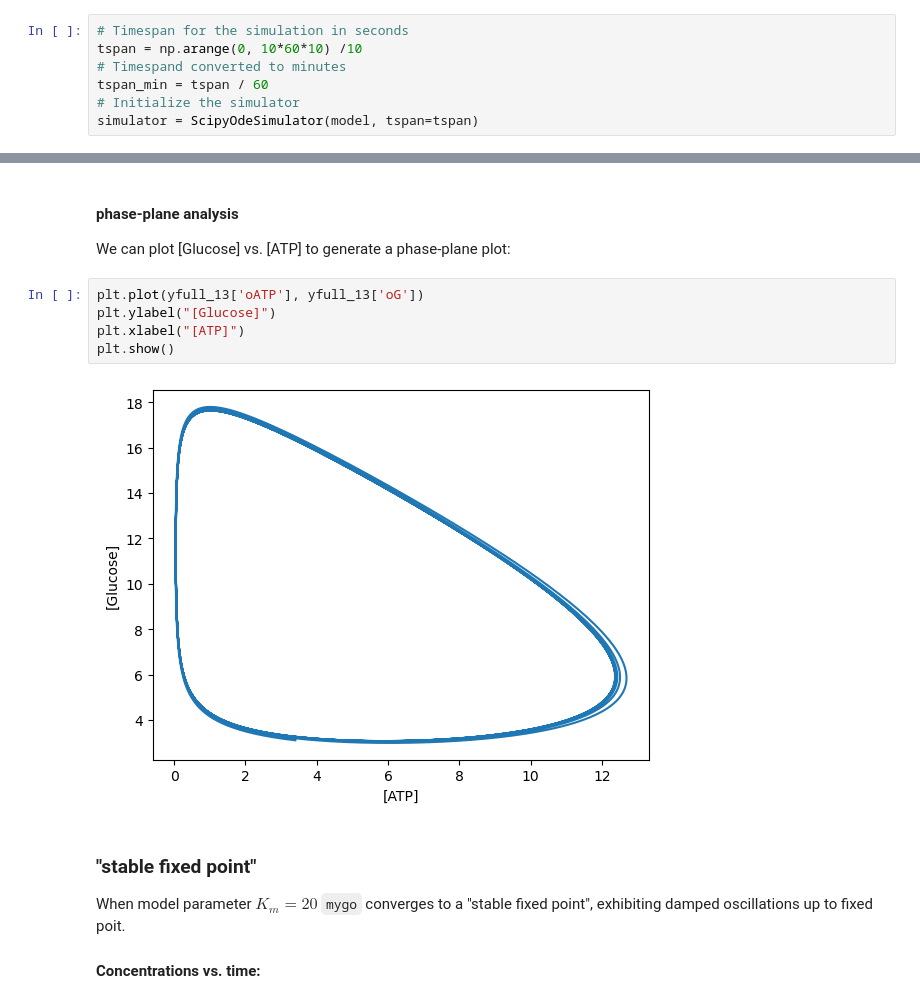
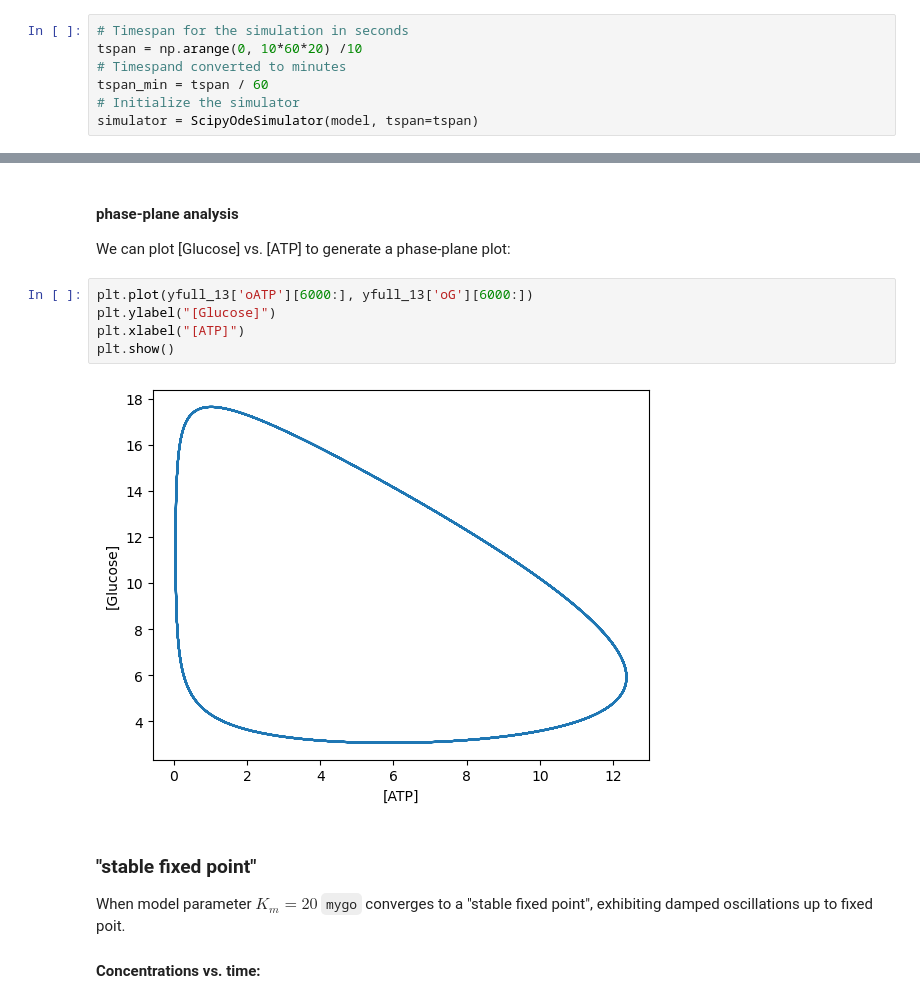
Before and after one commit to blakeaw/MYGO, a Jupyter notebook: stability-analysis.ipynb, the cells around one changed output, grey strips where cells are left out. Drawn from its saved outputs; the diff is of its cells as text.

```diff
--- a/stability-analysis.ipynb
+++ b/stability-analysis.ipynb
@@ -17,7 +17,7 @@ from mygo import model
 First we can setup the simulator:
 # %%
 # Timespan for the simulation in seconds
-tspan = np.arange(0, 10*60*10) /10
+tspan = np.arange(0, 10*60*20) /10
 # Timespand converted to minutes
 tspan_min = tspan / 60
 # Initialize the simulator
@@ -53,12 +57,12 @@ plt.show()
 
 We can plot [Glucose] vs. [ATP] to generate a phase-plane plot:
 # %%
-plt.plot(yfull_13['oATP'], yfull_13['oG'])
+plt.plot(yfull_13['oATP'][6000:], yfull_13['oG'][6000:])
 plt.ylabel("[Glucose]")
 plt.xlabel("[ATP]")
 plt.show()
 # %% [output]
-[figure, old version]
+[figure, new version]
 # %% [markdown]
 ### "stable fixed point"
 
```
Also changed, not shown: parts of 3 cells of this notebook.
